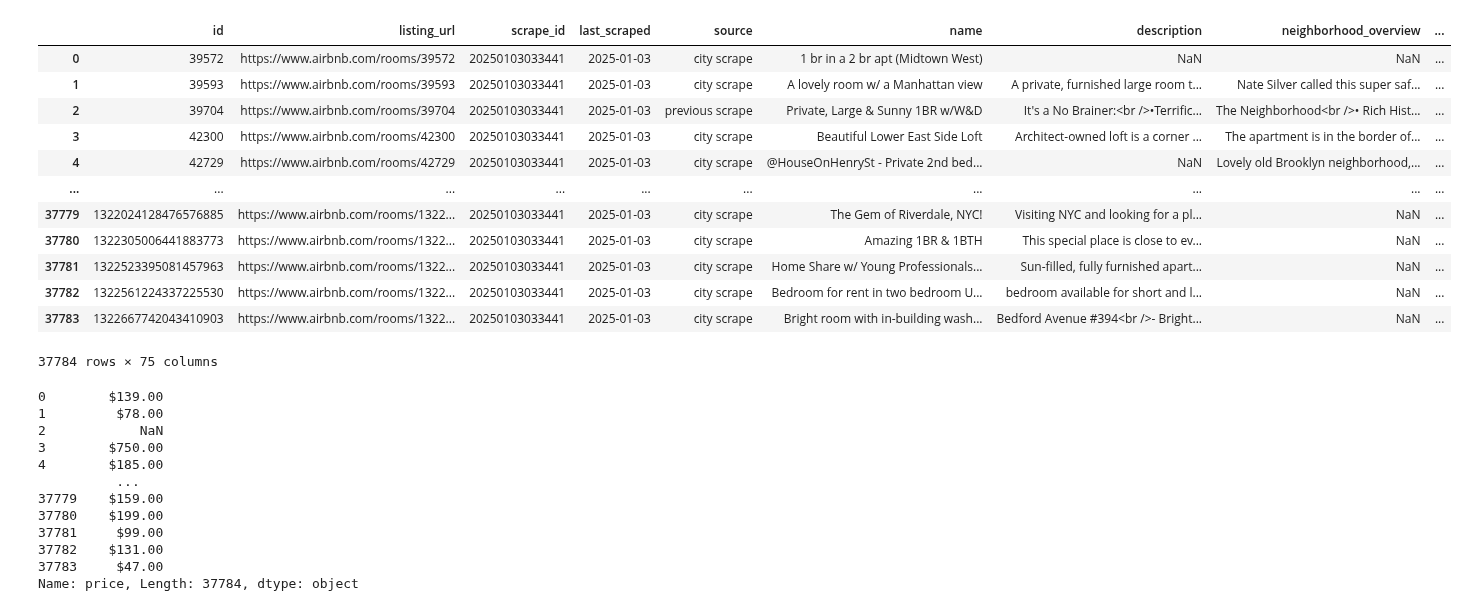
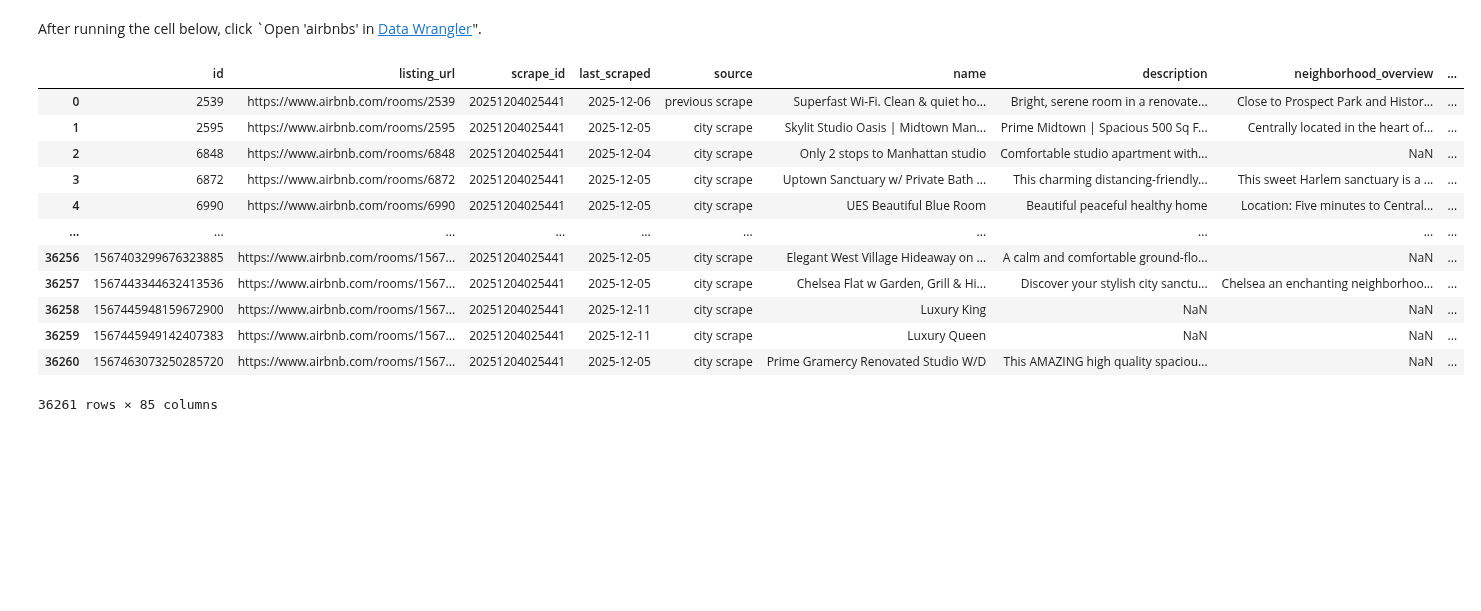
Before and after one commit to advanced-computing/course-materials, a Jupyter notebook: examples/profiling/profiling.ipynb, the cells around one changed output. Saved outputs shown, nothing was run; the diff lists cells and outputs as text; code cells hidden in the pictures; blank space fills up the shorter version.

```diff
--- a/examples/profiling/profiling.ipynb
+++ b/examples/profiling/profiling.ipynb
@@ -49,36 +65,18 @@ Using [Airbnb data](https://insideairbnb.com/).
-# %%
-airbnbs = pd.read_csv(
-    "https://data.insideairbnb.com/united-states/ny/new-york-city/2025-01-03/data/listings.csv.gz"
-)
-
-pd.set_option("display.max_columns", None)
-airbnbs
-# %% [output]
-|  | id | listing_url | scrape_id | last_scraped | source | name | description | neighborhood_overview | ... |
-| 0 | 39572 | https://www.airbnb.com/rooms/39572 | 20250103033441 | 2025-01-03 | city scrape | 1 br in a 2 br apt (Midtown West) | NaN | NaN | ... |
-| 1 | 39593 | https://www.airbnb.com/rooms/39593 | 20250103033441 | 2025-01-03 | city scrape | A lovely room w/ a Manhattan view | A private, furnished large room t... | Nate Silver called this super saf... | ... |
-| 2 | 39704 | https://www.airbnb.com/rooms/39704 | 20250103033441 | 2025-01-03 | previous scrape | Private, Large & Sunny 1BR w/W&D | It's a No Brainer:<br />•Terrific... | The Neighborhood<br />• Rich Hist... | ... |
-| 3 | 42300 | https://www.airbnb.com/rooms/42300 | 20250103033441 | 2025-01-03 | city scrape | Beautiful Lower East Side Loft | Architect-owned loft is a corner ... | The apartment is in the border of... | ... |
-| 4 | 42729 | https://www.airbnb.com/rooms/42729 | 20250103033441 | 2025-01-03 | city scrape | @HouseOnHenrySt - Private 2nd bed... | NaN | Lovely old Brooklyn neighborhood,... | ... |
-| ... | ... | ... | ... | ... | ... | ... | ... | ... | ... |
-| 37779 | 1322024128476576885 | https://www.airbnb.com/rooms/1322... | 20250103033441 | 2025-01-03 | city scrape | The Gem of Riverdale, NYC! | Visiting NYC and looking for a pl... | NaN | ... |
-| 37780 | 1322305006441883773 | https://www.airbnb.com/rooms/1322... | 20250103033441 | 2025-01-03 | city scrape | Amazing 1BR & 1BTH | This special place is close to ev... | NaN | ... |
-| 37781 | 1322523395081457963 | https://www.airbnb.com/rooms/1322... | 20250103033441 | 2025-01-03 | city scrape | Home Share w/ Young Professionals... | Sun-filled, fully furnished apart... | NaN | ... |
-| 37782 | 1322561224337225530 | https://www.airbnb.com/rooms/1322... | 20250103033441 | 2025-01-03 | city scrape | Bedroom for rent in two bedroom U... | bedroom available for short and l... | NaN | ... |
-| 37783 | 1322667742043410903 | https://www.airbnb.com/rooms/1322... | 20250103033441 | 2025-01-03 | city scrape | Bright room with in-building wash... | Bedford Avenue #394<br />- Bright... | NaN | ... |
-37784 rows × 75 columns
+# %% [markdown]
+After running the cell below, click `Open 'airbnbs' in [Data Wrangler](https://marketplace.visualstudio.com/items?itemName=ms-toolsai.datawrangler)".
 # %%
-airbnbs["price"]
+airbnbs
 # %% [output]
+|  | id | listing_url | scrape_id | last_scraped | source | name | description | neighborhood_overview | ... |
+| 0 | 2539 | https://www.airbnb.com/rooms/2539 | 20251204025441 | 2025-12-06 | previous scrape | Superfast Wi-Fi. Clean & quiet ho... | Bright, serene room in a renovate... | Close to Prospect Park and Histor... | ... |
+| 1 | 2595 | https://www.airbnb.com/rooms/2595 | 20251204025441 | 2025-12-05 | city scrape | Skylit Studio Oasis | Midtown Man... | Prime Midtown | Spacious 500 Sq F... | Centrally located in the heart of... | ... |
+| 2 | 6848 | https://www.airbnb.com/rooms/6848 | 20251204025441 | 2025-12-04 | city scrape | Only 2 stops to Manhattan studio | Comfortable studio apartment with... | NaN | ... |
+| 3 | 6872 | https://www.airbnb.com/rooms/6872 | 20251204025441 | 2025-12-05 | city scrape | Uptown Sanctuary w/ Private Bath ... | This charming distancing-friendly... | This sweet Harlem sanctuary is a ... | ... |
+| 4 | 6990 | https://www.airbnb.com/rooms/6990 | 20251204025441 | 2025-12-05 | city scrape | UES Beautiful Blue Room | Beautiful peaceful healthy home | Location: Five minutes to Central... | ... |
+| ... | ... | ... | ... | ... | ... | ... | ... | ... | ... |
+| 36256 | 1567403299676323885 | https://www.airbnb.com/rooms/1567... | 20251204025441 | 2025-12-05 | city scrape | Elegant West Village Hideaway on ... | A calm and comfortable ground-flo... | NaN | ... |
+| 36257 | 1567443344632413536 | https://www.airbnb.com/rooms/1567... | 20251204025441 | 2025-12-05 | city scrape | Chelsea Flat w Garden, Grill & Hi... | Discover your stylish city sanctu... | Chelsea an enchanting neighborhoo... | ... |
+| 36258 | 1567445948159672900 | https://www.airbnb.com/rooms/1567... | 20251204025441 | 2025-12-11 | city scrape | Luxury King | NaN | NaN | ... |
+| 36259 | 1567445949142407383 | https://www.airbnb.com/rooms/1567... | 20251204025441 | 2025-12-11 | city scrape | Luxury Queen | NaN | NaN | ... |
+| 36260 | 1567463073250285720 | https://www.airbnb.com/rooms/1567... | 20251204025441 | 2025-12-05 | city scrape | Prime Gramercy Renovated Studio W/D | This AMAZING high quality spaciou... | NaN | ... |
-0        $139.00
-1         $78.00
-2            NaN
-3        $750.00
-4        $185.00
-          ...
-37779    $159.00
-37780    $199.00
-37781     $99.00
-37782    $131.00
-37783     $47.00
-Name: price, Length: 37784, dtype: object
+36261 rows × 85 columns
```
Also changed, not shown: parts of 13 cells of this notebook, 4 other files.
